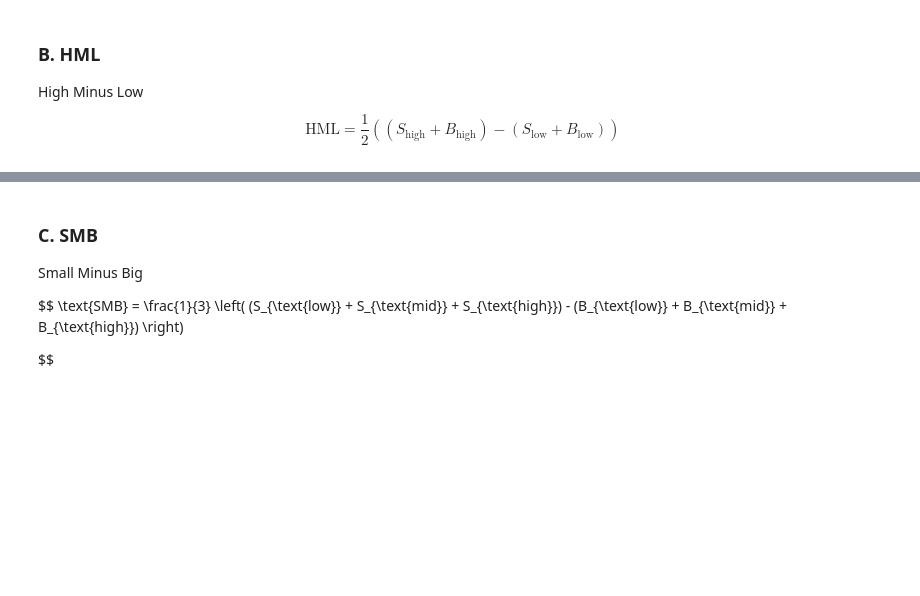
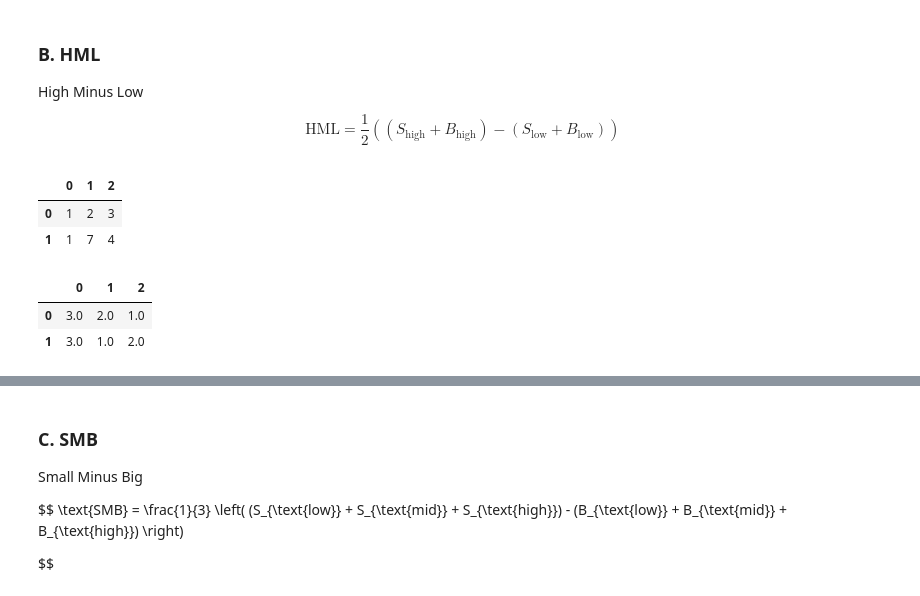
Before and after one commit to jaepil-choi/qtrsch, a Jupyter notebook: factor_research.ipynb, the cells around one changed output, grey strips where cells are left out. Cells and saved outputs as stored; diff of their text form; code cells hidden in the pictures; blank space fills up the shorter version.

```diff
--- a/factor_research.ipynb
+++ b/factor_research.ipynb
@@ -304 +334,17 @@ $$
+# %%
+aa = pd.DataFrame(np.array([
+    [1, 2, 3],
+    [1, 7, 4],
+    ]))
+aa
+# %% [output]
+|  | 0 | 1 | 2 |
+| 0 | 1 | 2 | 3 |
+| 1 | 1 | 7 | 4 |
+# %%
+aa.rank(axis=1, method='dense', ascending=False)
+# %% [output]
+|  | 0 | 1 | 2 |
+| 0 | 3.0 | 2.0 | 1.0 |
+| 1 | 3.0 | 1.0 | 2.0 |
 # %%
```
Also changed, not shown: parts of 9 cells of this notebook.
